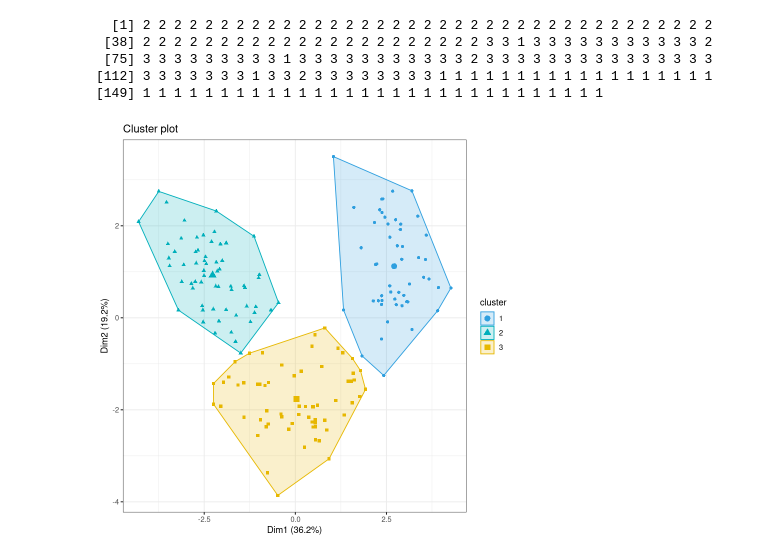
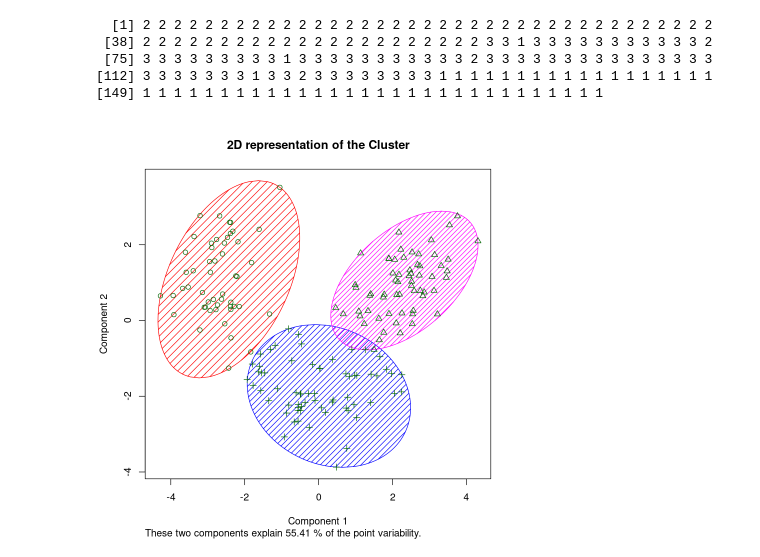
Before and after one commit to Ligerd/wizualizacja_danych, a Jupyter notebook: project_1/Project_1.ipynb, the cells around one changed output. Cells and saved outputs as stored; diff of their text form; code cells hidden in the pictures.

Commit message:
Index dunna. Correct plots for k-means

```diff
--- a/project_1/Project_1.ipynb
+++ b/project_1/Project_1.ipynb
@@ -99,21 +106,15 @@ library("factoextra")
 # %%
 # Compute k-means with k = 3
 set.seed(123)
-res.km <- kmeans(scale(wine[,2:14]), 3, nstart = 25)
+wine_scale_data = scale(wine[,2:14])
+wine_not_scale_data = wine[,2:14]
+kmeans_scale <- kmeans(wine_scale_data, 3, nstart = 25)
+kmeans_not_scale <- kmeans(wine_not_scale_data, 3, nstart = 25)
 # K-means clusters showing the group of each individuals
-res.km$cluster
+kmeans_scale$cluster
 # %% [output]
   [1] 2 2 2 2 2 2 2 2 2 2 2 2 2 2 2 2 2 2 2 2 2 2 2 2 2 2 2 2 2 2 2 2 2 2 2 2 2
  [38] 2 2 2 2 2 2 2 2 2 2 2 2 2 2 2 2 2 2 2 2 2 2 3 3 1 3 3 3 3 3 3 3 3 3 3 3 2
  [75] 3 3 3 3 3 3 3 3 3 1 3 3 3 3 3 3 3 3 3 3 3 2 3 3 3 3 3 3 3 3 3 3 3 3 3 3 3
 [112] 3 3 3 3 3 3 3 1 3 3 2 3 3 3 3 3 3 3 3 1 1 1 1 1 1 1 1 1 1 1 1 1 1 1 1 1 1
 [149] 1 1 1 1 1 1 1 1 1 1 1 1 1 1 1 1 1 1 1 1 1 1 1 1 1 1 1 1 1 1
-# %%
-fviz_cluster(res.km, data = wine[,2:14],
-             palette = c("#2E9FDF", "#00AFBB", "#E7B800"),
-             geom = "point",
-             ellipse.type = "convex",
-             ggtheme = theme_bw()
-             )
-# %% [output]
-[figure, removed]
@@ -119,0 +123,6 @@ fviz_cluster(res.km, data = wine[,2:14],
+# %%
+clusplot(wine_scale_data, kmeans_scale$cluster, main='2D representation of the Cluster',
+         color=TRUE, shade=TRUE,
+         lines=0)
+# %% [output]
+[figure, added]
```
Also changed, not shown: parts of 9 cells of this notebook.
